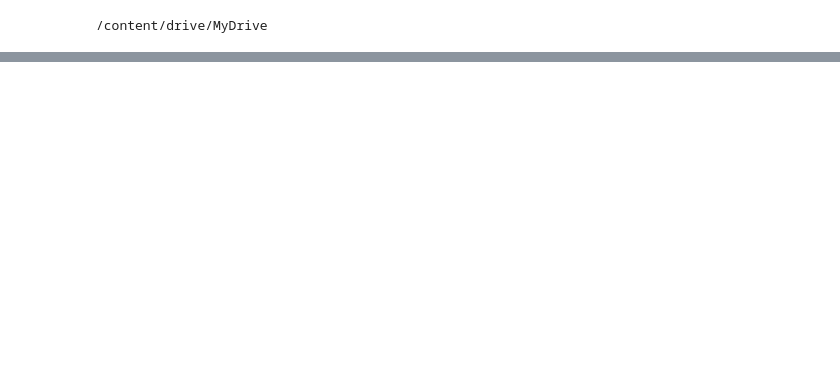
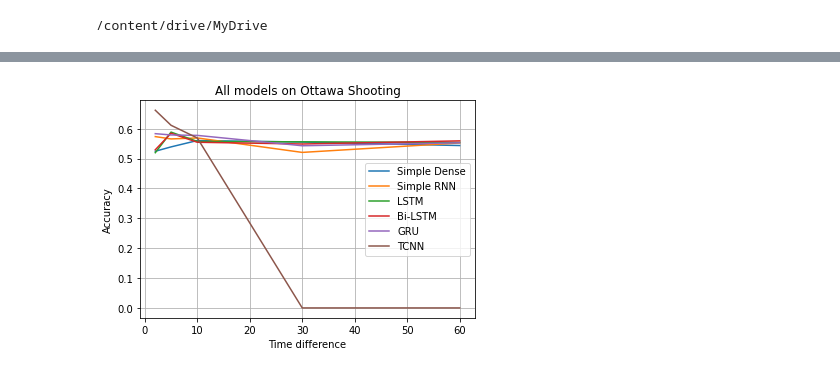
Before and after one commit to alidevhere/twitter-rumors, a Jupyter notebook: twitter.ipynb, the cells around one changed output, grey strips where cells are left out. Cells and saved outputs as stored; diff of their text form; code cells hidden in the pictures; blank space fills up the shorter version.

```diff
--- a/twitter.ipynb
+++ b/twitter.ipynb
@@ -421,19 +434,23 @@ def plot_gurlit():
 # %%
 def plot_ottawa_shooting():
     time = [2,5,10,30,60]
     import matplotlib.pyplot as plt
     plt.plot(time,[0.524509804,	0.539047619,	0.560344828,	0.555312158,	0.543617998], label='Simple Dense')
     plt.plot(time,[0.573529412,	0.565714286,	0.568965517,	0.520627966,	0.552341598], label='Simple RNN')
     plt.plot(time,[0.519607843,	0.588571429,	0.557471264,	0.556042351,	0.553948577], label='LSTM')
     plt.plot(time,[0.529411765,	0.584761905,	0.554597701,	0.548740416,	0.55922865], label='Bi-LSTM')
     plt.plot(time,[0.583333333,	0.579047619,	0.577586207,	0.542898868,	0.552800735], label='GRU')
+    plt.plot(time,[0.661764706,0.611428571,0.568965517,0,0], label='TCNN')
     x_axis = 'time stamp'
     y_axis = 'accuracy'
     plt.xlabel('Time difference')
     plt.ylabel('Accuracy')
     plt.title('All models on Ottawa Shooting')
     plt.grid(True)
     plt.legend()
+plot_ottawa_shooting()
+# %% [output]
+[figure, added]
 # %%
 def plot_putin_missing():
     time = [2,5,10,30,60]
```
Also changed, not shown: parts of 13 cells of this notebook.
